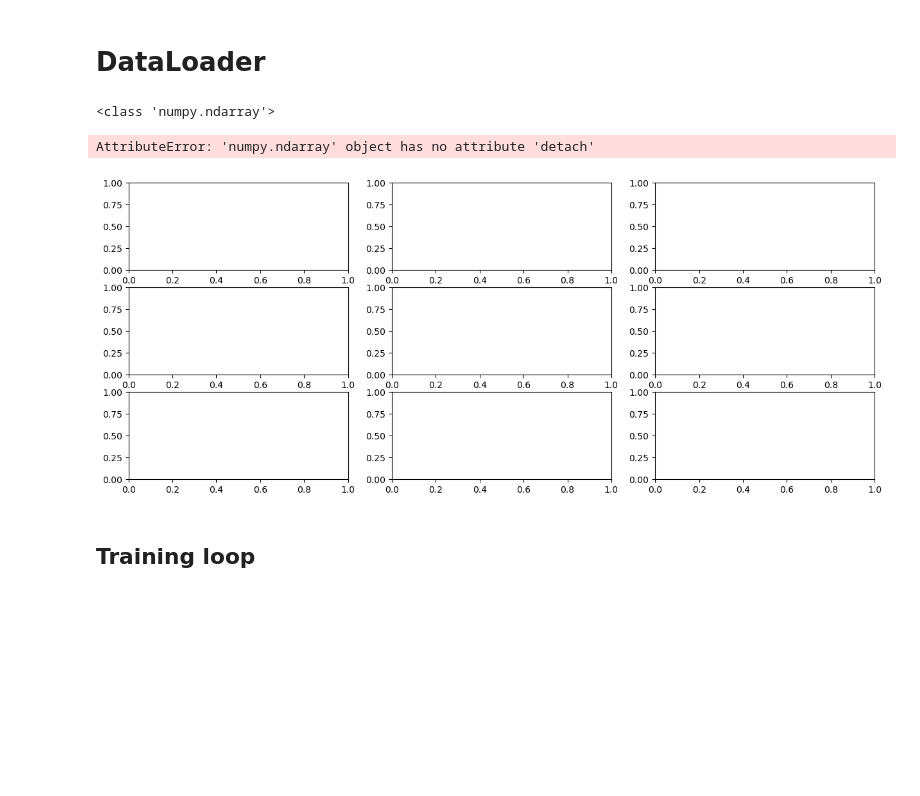
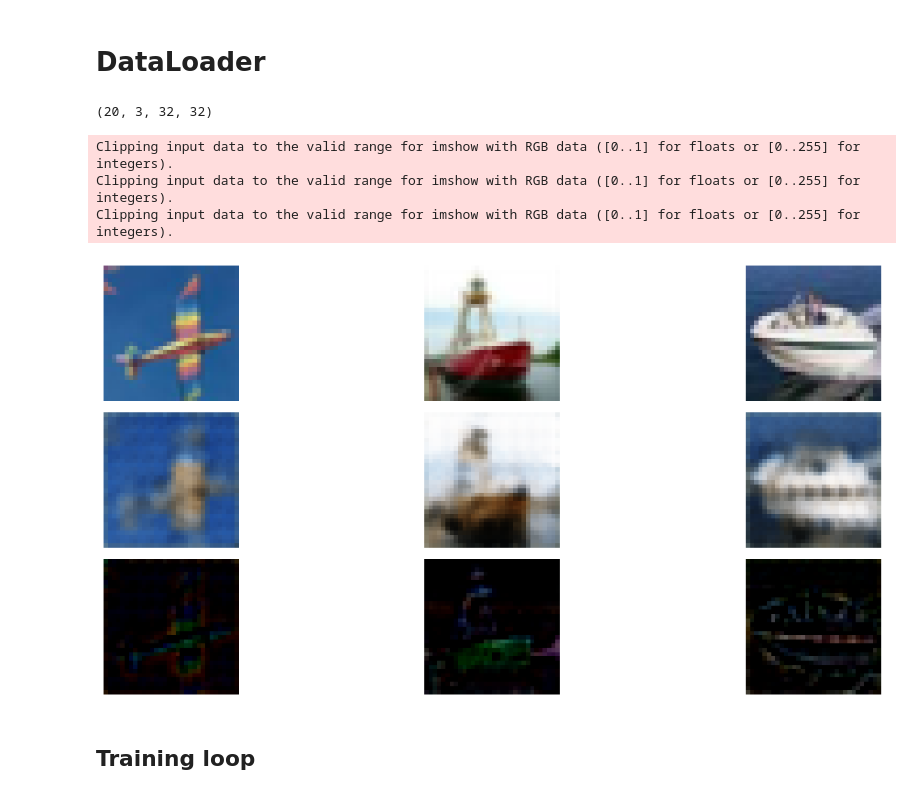
Before and after one commit to nadavo11/Autoencoder-Conv-RNN-Remote-Deep-Inference, a Jupyter notebook: Autoencoder-Conv-RNN-Remote-Deep-Inference.ipynb, the cells around one changed output. Drawn from its saved outputs; the diff is of its cells as text; code cells hidden in the pictures; blank space fills up the shorter version.

Commit message:
conv-deconv-residual works😎😎

```diff
--- a/Autoencoder-Conv-RNN-Remote-Deep-Inference.ipynb
+++ b/Autoencoder-Conv-RNN-Remote-Deep-Inference.ipynb
@@ -115,19 +115,17 @@ class ConvAutoencoder(nn.Module):
         ## encoder layers ##
         # conv layer (depth from 3 --> 16), 3x3 kernels
         self.conv0 = nn.Conv2d(3, 16, 3, padding=1)
-        # conv layer (depth from 3 --> 16), 3x3 kernels
-        self.conv1 = nn.Conv2d(16, 8, 3, padding=1)
         # conv layer (depth from 16 --> 4), 3x3 kernels
-        self.conv2 = nn.Conv2d(8, 8, 3, padding=1)
+        self.conv1 = nn.Conv2d(16, 4, 3, padding=1)
+
         # pooling layer to reduce x-y dims by two; kernel and stride of 2
         self.pool = nn.MaxPool2d(2, 2)
 
         ## decoder layers ##
         ## a kernel of 2 and a stride of 2 will increase the spatial dims by 2
-        self.t_conv0 = nn.ConvTranspose2d(8, 8, 2, stride=2)
-
-        self.t_conv1 = nn.ConvTranspose2d(8, 16, 2, stride=2)
-        self.t_conv2 = nn.ConvTranspose2d(16, 3, 2, stride=2)
+        self.t_conv0 = nn.ConvTranspose2d(4, 16, 2, stride=2)
+        self.t_conv1 = nn.ConvTranspose2d(16, 3, 2, stride=2)
+        self.t_conv2 = nn.ConvTranspose2d(3, 3, 3, stride=1,padding=1)
 
     def forward(self, x):
         ## encode ##
@@ -138,8 +136,7 @@ class ConvAutoencoder(nn.Module):
         x = F.relu(self.conv1(x))
         x = self.pool(x)
         # add second hidden layer
-        x = F.relu(self.conv2(x))
-        x = self.pool(x)  # compressed representation
+        #x = self.pool(x)  # compressed representation
 
         ## decode ##
         x = F.relu(self.t_conv0(x))
@@ -237,33 +185,48 @@ optimizer = torch.optim.Adam(model.parameters(), lr=0.001)
 # %%
 # # obtain one batch of training images
 dataiter = iter(train_loader)
 images, labels = next(dataiter)
+images, labels = next(dataiter)
+images, labels = next(dataiter)
+images, labels = next(dataiter)
+images, labels = next(dataiter)
+images, labels = next(dataiter)
+images, labels = next(dataiter)
+images, labels = next(dataiter)
+images, labels = next(dataiter)
+images, labels = next(dataiter)
+images, labels = next(dataiter)
+images, labels = next(dataiter)
+
 images = images.numpy() # convert images to numpy for display
 #
 reconstructed_images = model(torch.from_numpy(images)).detach().numpy()
 # plot the images in the batch, along with the corresponding labels
+print(reconstructed_images.shape)
 fig, axs = plt.subplots(3, 3, figsize=(15, 6))
 # display 3 images
 for i in range(3):
     # Displaying the original image
     imshow(images[i],ax=axs[0, i])
     axs[0, i].axis('off')  # Turn off the axis for a cleaner look
 
     # Displaying the reconstructed image
     imshow(reconstructed_images[i], ax=axs[1, i])
     axs[1, i].axis('off')  # Turn off the axis here as well
 
     # Displaying the reconstructed image
     imshow(reconstructed_images[i] - images[i], ax=axs[2, i])
     axs[2, i].axis('off')  # Turn off the axis here as well
 
 
 plt.tight_layout()
 plt.show()
 # %% [output]
-<class 'numpy.ndarray'>
+(20, 3, 32, 32)
-AttributeError: 'numpy.ndarray' object has no attribute 'detach'
+Clipping input data to the valid range for imshow with RGB data ([0..1] for floats or [0..255] for integers).
+Clipping input data to the valid range for imshow with RGB data ([0..1] for floats or [0..255] for integers).
+Clipping input data to the valid range for imshow with RGB data ([0..1] for floats or [0..255] for integers).
-[figure, old version]
+[figure, new version]
 # %% [markdown]
 ## Training loop
 # %%
```
Also changed, not shown: parts of 13 cells of this notebook.
